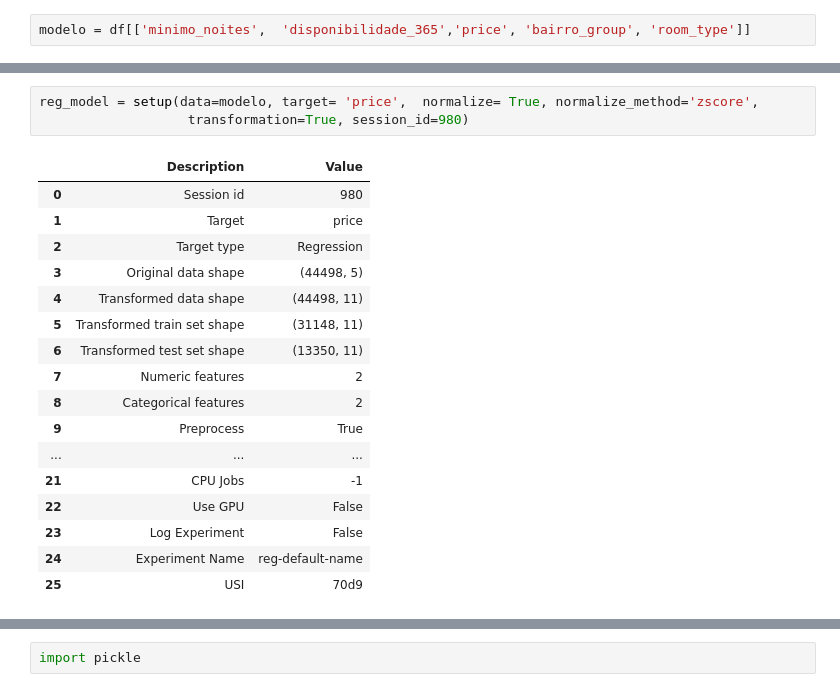
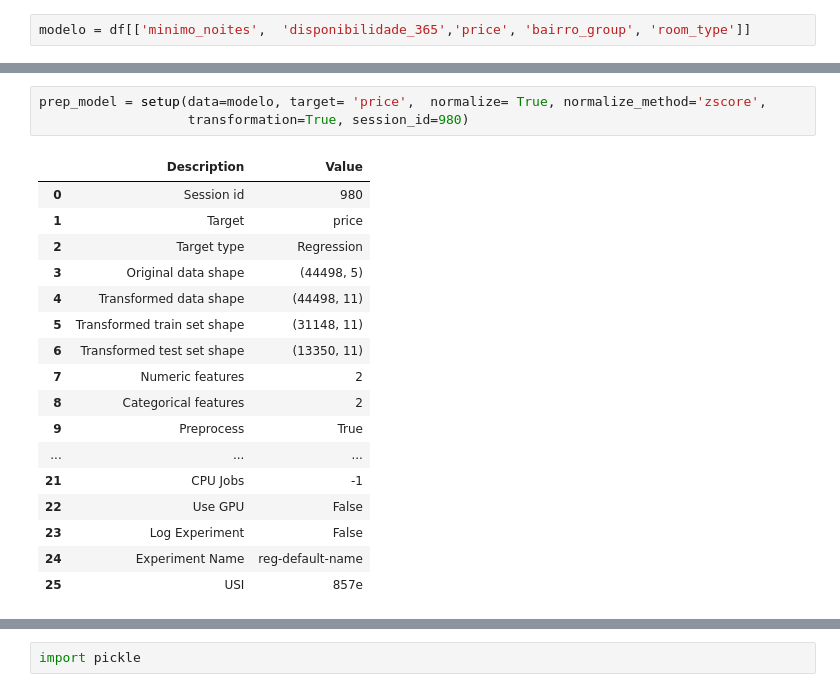
Before and after one commit to AdrielyZBoller/DesafioDS, a Jupyter notebook: Notebooks/modelo_machine_learning.ipynb, the cells around one changed output, grey strips where cells are left out. Drawn from its saved outputs; the diff is of its cells as text.

```diff
--- a/Notebooks/modelo_machine_learning.ipynb
+++ b/Notebooks/modelo_machine_learning.ipynb
@@ -18,21 +48,21 @@ modelo = df[['minimo_noites',  'disponibilidade_365','price', 'bairro_group', 'r
 # %%
-reg_model = setup(data=modelo, target= 'price',  normalize= True, normalize_method='zscore',
+prep_model = setup(data=modelo, target= 'price',  normalize= True, normalize_method='zscore',
                    transformation=True, session_id=980)
 # %% [output]
 |  | Description | Value |
 | 0 | Session id | 980 |
 | 1 | Target | price |
 | 2 | Target type | Regression |
 | 3 | Original data shape | (44498, 5) |
 | 4 | Transformed data shape | (44498, 11) |
 | 5 | Transformed train set shape | (31148, 11) |
 | 6 | Transformed test set shape | (13350, 11) |
 | 7 | Numeric features | 2 |
 | 8 | Categorical features | 2 |
 | 9 | Preprocess | True |
 | ... | ... | ... |
 | 21 | CPU Jobs | -1 |
 | 22 | Use GPU | False |
 | 23 | Log Experiment | False |
 | 24 | Experiment Name | reg-default-name |
-| 25 | USI | 70d9 |
+| 25 | USI | 857e |
```
Also changed, not shown: parts of 26 cells of this notebook, 3 other files.
